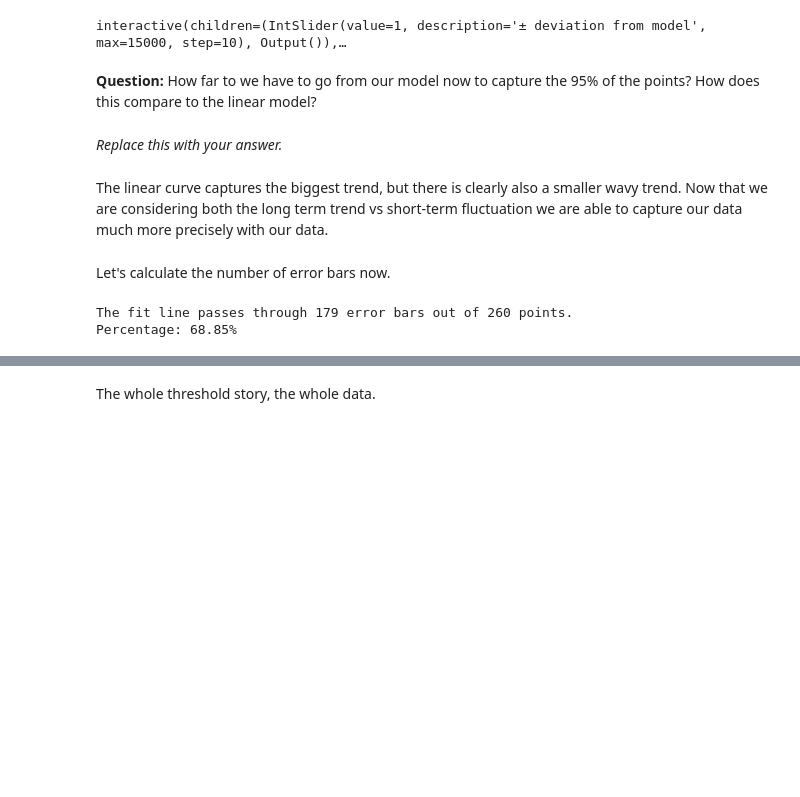
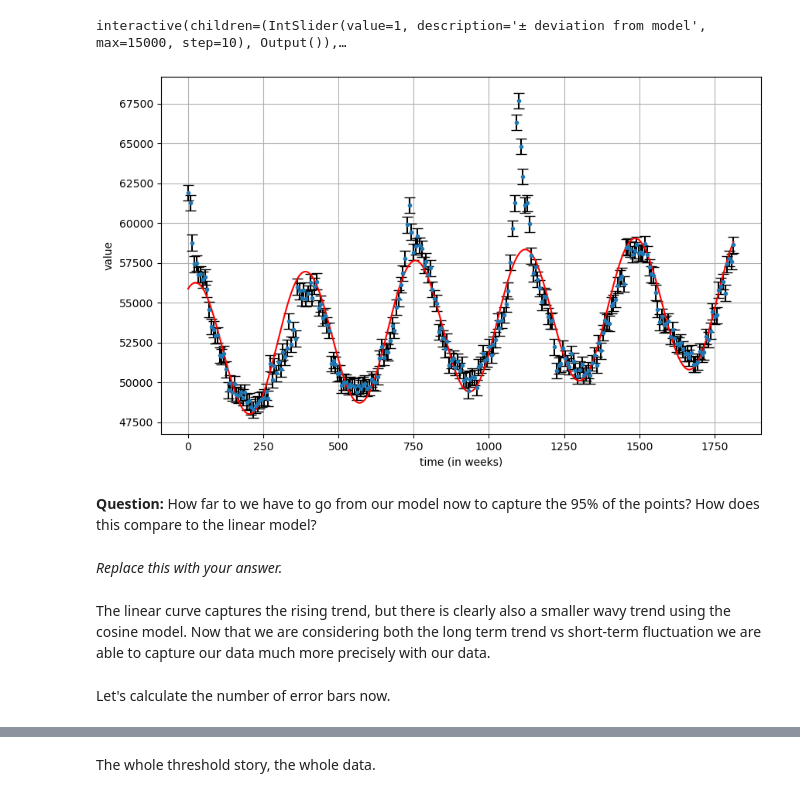
Before and after one commit to sensesensibilityscience/datascience, a Jupyter notebook: 2024/excessdeaths/student/modelling.ipynb, the cells around one changed output, grey strips where cells are left out. Cells and saved outputs as stored; diff of their text form; code cells hidden in the pictures; blank space fills up the shorter version.

```diff
--- a/2024/excessdeaths/student/modelling.ipynb
+++ b/2024/excessdeaths/student/modelling.ipynb
@@ -246,22 +284,21 @@ plot_tilted_band()
 # %% [output]
 interactive(children=(IntSlider(value=1, description='± deviation from model', max=15000, step=10), Output()),…
-# %% [markdown]
-**Question:** How far to we have to go from our model now to capture the 95% of the points? How does this compare to the linear model?
-# %% [markdown]
-_Replace this with your answer._
+# %%
+#Just run this cell
+plt.figure(figsize=(10, 6))
+plt.errorbar(xdata, ydata, yerr=500, fmt='.', ecolor='black', capsize=5)
+plt.plot(xdata, fit_data_with_tilt, '-', label='fit', color = "red")
+plt.xlabel('time (in weeks)')
+plt.ylabel('value')
+plt.grid(True)
+plt.show()
+# %% [output]
+[figure, added]
+# %% [markdown]
+**Question:** How far to we have to go from our model now to capture the 95% of the points? How does this compare to the linear model?
+# %% [markdown]
+_Replace this with your answer._
 # %% [markdown]
-The linear curve captures the biggest trend, but there is clearly also a smaller wavy trend. Now that we are considering both the long term trend vs short-term fluctuation we are able to capture our data much more precisely with our data.
+The linear curve captures the rising trend, but there is clearly also a smaller wavy trend using the cosine model. Now that we are considering both the long term trend vs short-term fluctuation we are able to capture our data much more precisely with our data.
 # %% [markdown]
 Let's calculate the number of error bars now.
-# %%
-yerr = 1000
-
-error_bar_passes = ((fit_data_with_tilt >= (ydata - yerr)) & (fit_data_with_tilt <= (ydata + yerr))).sum()
-total_points = len(xdata)
-percentage_passes = (error_bar_passes / total_points) * 100
-
-print(f"The fit line passes through {error_bar_passes} error bars out of {total_points} points.")
-print(f"Percentage: {percentage_passes:.2f}%")
-# %% [output]
-The fit line passes through 179 error bars out of 260 points.
-Percentage: 68.85%
```
Also changed, not shown: parts of 54 cells of this notebook.
